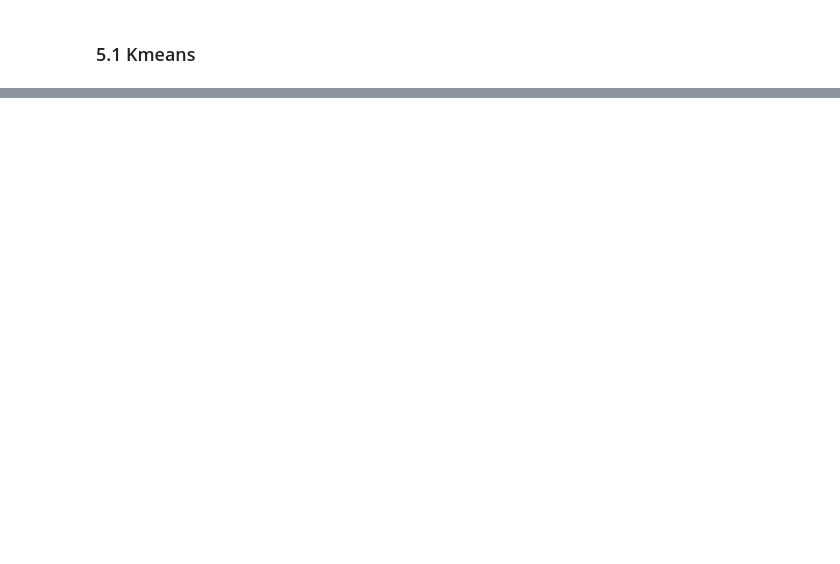
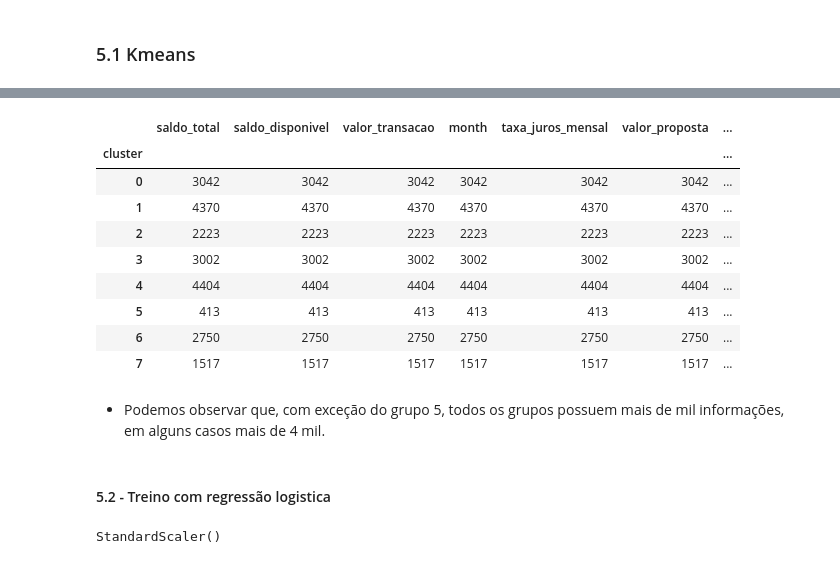
Before and after one commit to renanpan/Projeto_banco_KPI, a Jupyter notebook: bank_project.ipynb, the cells around one changed output, grey strips where cells are left out. Cells and saved outputs as stored; diff of their text form; code cells hidden in the pictures; blank space fills up the shorter version.

```diff
--- a/bank_project.ipynb
+++ b/bank_project.ipynb
@@ -1536,0 +1732,25 @@ Conclusão
+# %%
+#obtendo o total de individuos por categoria
+ML_data.groupby(['cluster']).count()
+# %% [output]
+|  | saldo_total | saldo_disponivel | valor_transacao | month | taxa_juros_mensal | valor_proposta | ... |
+| cluster |  |  |  |  |  |  | ... |
+| 0 | 3042 | 3042 | 3042 | 3042 | 3042 | 3042 | ... |
+| 1 | 4370 | 4370 | 4370 | 4370 | 4370 | 4370 | ... |
+| 2 | 2223 | 2223 | 2223 | 2223 | 2223 | 2223 | ... |
+| 3 | 3002 | 3002 | 3002 | 3002 | 3002 | 3002 | ... |
+| 4 | 4404 | 4404 | 4404 | 4404 | 4404 | 4404 | ... |
+| 5 | 413 | 413 | 413 | 413 | 413 | 413 | ... |
+| 6 | 2750 | 2750 | 2750 | 2750 | 2750 | 2750 | ... |
+| 7 | 1517 | 1517 | 1517 | 1517 | 1517 | 1517 | ... |
+# %% [markdown]
+- Podemos observar que, com exceção do grupo 5, todos os grupos possuem mais de mil informações, em alguns casos mais de 4 mil.
+# %% [markdown]
+#### 5.2 - Treino com regressão logistica
+# %%
+#treinar o StandardScaler com o conjunto de treino
+
+scaler = StandardScaler()
+scaler.fit(X_train)
+# %% [output]
+StandardScaler()
```
Also changed, not shown: parts of 29 cells of this notebook.
